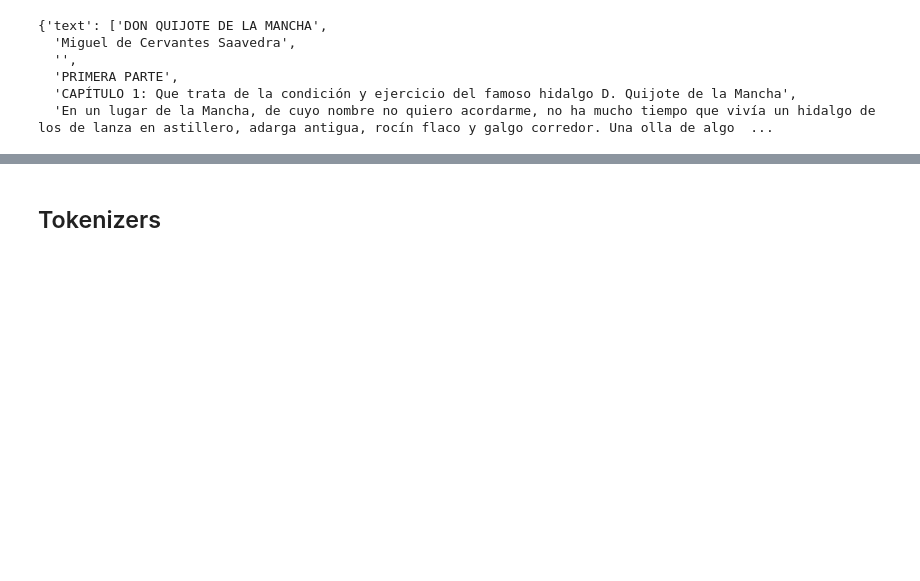
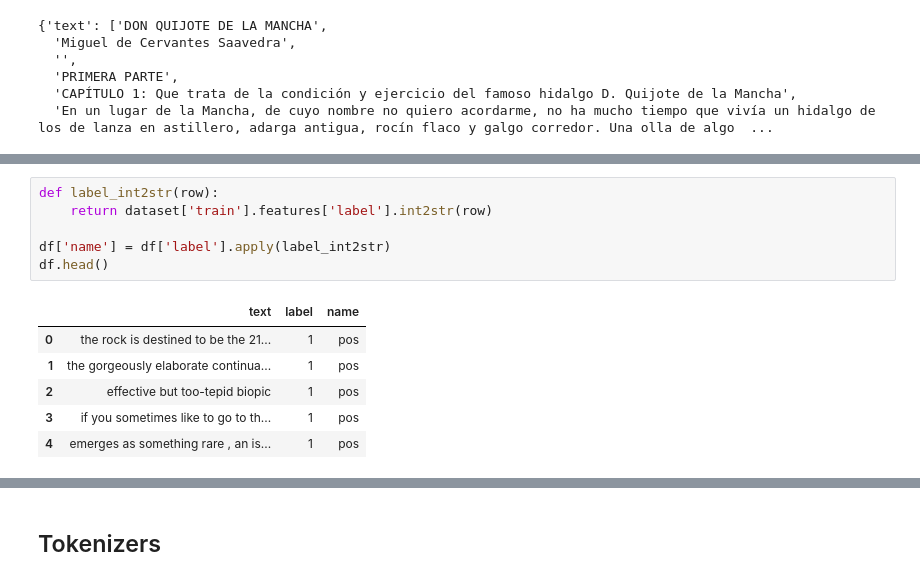
Before and after one commit to juansensio/blog, a Jupyter notebook: 110_hf_intro/110_hf_intro.ipynb, the cells around one changed output, grey strips where cells are left out. Drawn from its saved outputs; the diff is of its cells as text; blank space fills up the shorter version.

```diff
--- a/110_hf_intro/110_hf_intro.ipynb
+++ b/110_hf_intro/110_hf_intro.ipynb
@@ -228,0 +242,13 @@ el_quijote['train'][:6]
+# %%
+def label_int2str(row):
+	return dataset['train'].features['label'].int2str(row)
+
+df['name'] = df['label'].apply(label_int2str)
+df.head()
+# %% [output]
+|  | text | label | name |
+| 0 | the rock is destined to be the 21... | 1 | pos |
+| 1 | the gorgeously elaborate continua... | 1 | pos |
+| 2 | effective but too-tepid biopic | 1 | pos |
+| 3 | if you sometimes like to go to th... | 1 | pos |
+| 4 | emerges as something rare , an is... | 1 | pos |
```
Also changed, not shown: parts of 34 cells of this notebook, 2 other files.
